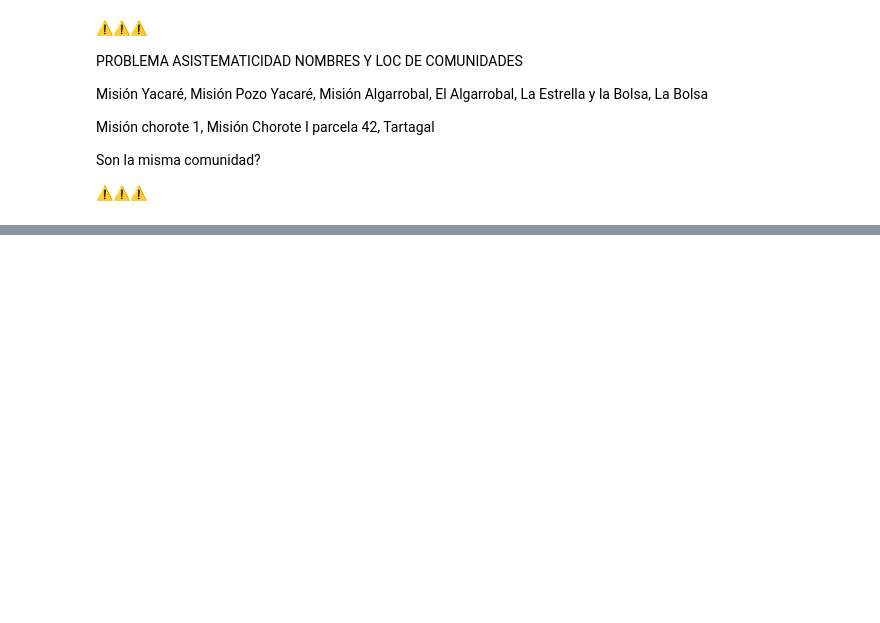
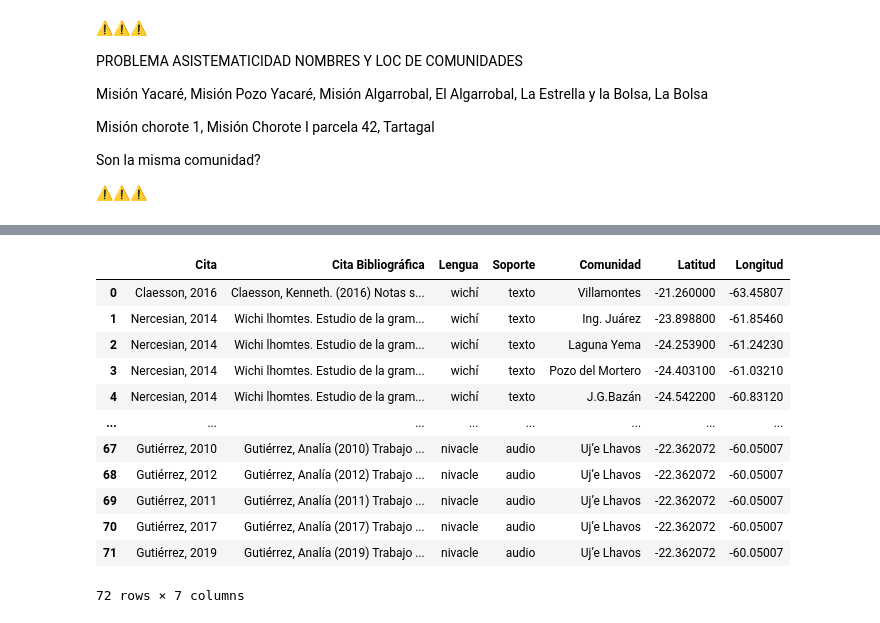
Before and after one commit to nidiah/PICT-2020, a Jupyter notebook: update_source_map.ipynb, the cells around one changed output, grey strips where cells are left out. Drawn from its saved outputs; the diff is of its cells as text; code cells hidden in the pictures; blank space fills up the shorter version.

```diff
--- a/update_source_map.ipynb
+++ b/update_source_map.ipynb
@@ -216,4 +218,20 @@ data_textos
 # %%
 ## Concatenamos df de audios con df de textos
 
 loc_fuentes = pd.concat([data_textos, data_audios])
+loc_fuentes = loc_fuentes.reset_index(drop=True)
+loc_fuentes
+# %% [output]
+|  | Cita | Cita Bibliográfica | Lengua | Soporte | Comunidad | Latitud | Longitud |
+| 0 | Claesson, 2016 | Claesson, Kenneth. (2016) Notas s... | wichí | texto | Villamontes | -21.260000 | -63.45807 |
+| 1 | Nercesian, 2014 | Wichi lhomtes. Estudio de la gram... | wichí | texto | Ing. Juárez | -23.898800 | -61.85460 |
+| 2 | Nercesian, 2014 | Wichi lhomtes. Estudio de la gram... | wichí | texto | Laguna Yema | -24.253900 | -61.24230 |
+| 3 | Nercesian, 2014 | Wichi lhomtes. Estudio de la gram... | wichí | texto | Pozo del Mortero | -24.403100 | -61.03210 |
+| 4 | Nercesian, 2014 | Wichi lhomtes. Estudio de la gram... | wichí | texto | J.G.Bazán | -24.542200 | -60.83120 |
+| ... | ... | ... | ... | ... | ... | ... | ... |
+| 67 | Gutiérrez, 2010 | Gutiérrez, Analía (2010) Trabajo ... | nivacle | audio | Uj’e Lhavos | -22.362072 | -60.05007 |
+| 68 | Gutiérrez, 2012 | Gutiérrez, Analía (2012) Trabajo ... | nivacle | audio | Uj’e Lhavos | -22.362072 | -60.05007 |
+| 69 | Gutiérrez, 2011 | Gutiérrez, Analía (2011) Trabajo ... | nivacle | audio | Uj’e Lhavos | -22.362072 | -60.05007 |
+| 70 | Gutiérrez, 2017 | Gutiérrez, Analía (2017) Trabajo ... | nivacle | audio | Uj’e Lhavos | -22.362072 | -60.05007 |
+| 71 | Gutiérrez, 2019 | Gutiérrez, Analía (2019) Trabajo ... | nivacle | audio | Uj’e Lhavos | -22.362072 | -60.05007 |
+72 rows × 7 columns
```
Also changed, not shown: parts of 20 cells of this notebook, 1 other file.
